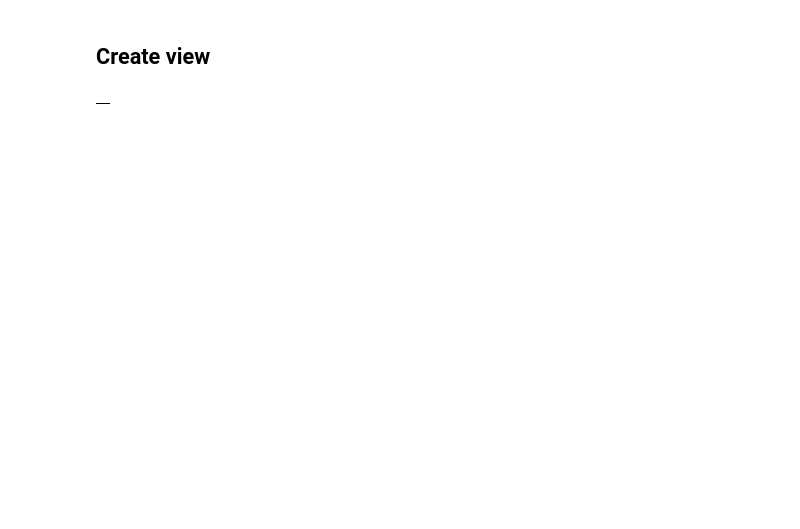
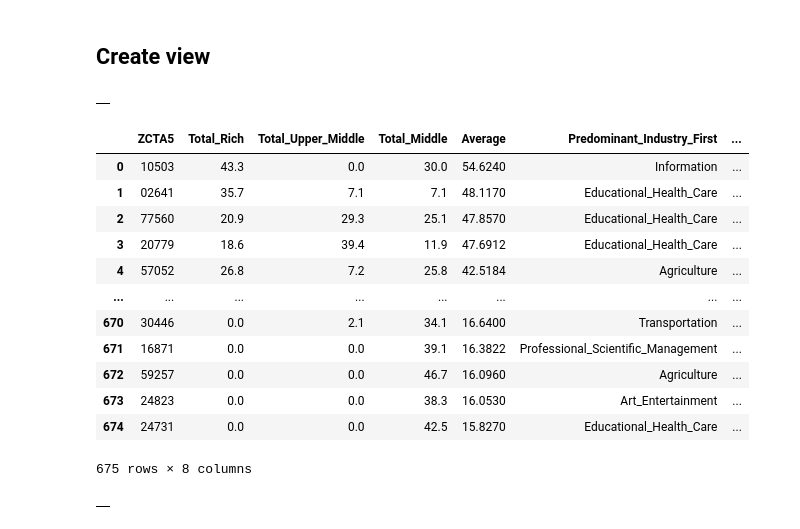
Before and after one commit to xindixu/US-demographic-analysis, a Jupyter notebook: primary-data/acs_2018_analysis.ipynb, the cells around one changed output. Cells and saved outputs as stored; diff of their text form; code cells hidden in the pictures; blank space fills up the shorter version.

```diff
--- a/primary-data/acs_2018_analysis.ipynb
+++ b/primary-data/acs_2018_analysis.ipynb
@@ -202,3 +178,31 @@ having Predominant_Industry_First <> "" and Predominant_Industry_Second <> ""  a
 order by Average desc
 # %% [output]
 |  |
+# %%
+%%bigquery
+select *
+from acs_2018_modeled.v_Industry_With_Higher_Income
+# %% [output]
+|  | ZCTA5 | Total_Rich | Total_Upper_Middle | Total_Middle | Average | Predominant_Industry_First | ... |
+| 0 | 10503 | 43.3 | 0.0 | 30.0 | 54.6240 | Information | ... |
+| 1 | 02641 | 35.7 | 7.1 | 7.1 | 48.1170 | Educational_Health_Care | ... |
+| 2 | 77560 | 20.9 | 29.3 | 25.1 | 47.8570 | Educational_Health_Care | ... |
+| 3 | 20779 | 18.6 | 39.4 | 11.9 | 47.6912 | Educational_Health_Care | ... |
+| 4 | 57052 | 26.8 | 7.2 | 25.8 | 42.5184 | Agriculture | ... |
+| ... | ... | ... | ... | ... | ... | ... | ... |
+| 670 | 30446 | 0.0 | 2.1 | 34.1 | 16.6400 | Transportation | ... |
+| 671 | 16871 | 0.0 | 0.0 | 39.1 | 16.3822 | Professional_Scientific_Management | ... |
+| 672 | 59257 | 0.0 | 0.0 | 46.7 | 16.0960 | Agriculture | ... |
+| 673 | 24823 | 0.0 | 0.0 | 38.3 | 16.0530 | Art_Entertainment | ... |
+| 674 | 24731 | 0.0 | 0.0 | 42.5 | 15.8270 | Educational_Health_Care | ... |
+675 rows × 8 columns
+# %%
+%%bigquery
+create or replace view acs_2018_modeled.v_Income_Class_With_School_Enrollment as
+select Predominant_Class as Predominant_Income_Class, sum(College_Undergrad_Public) as Total_College_Undergrad_Public, sum(College_Undergrad_Private) as Total_College_Undergrad_Private
+from sashimi-266523.acs_2018_modeled.Income_Beam_DF i
+join sashimi-266523.acs_2018_modeled.PrivatePublic_School_Enrollment_Beam_DF s on i.ZCTA5 = s.ZCTA5
+group by Predominant_Class
+order by Predominant_Class
+# %% [output]
+|  |
```
Also changed, not shown: parts of 7 cells of this notebook.
